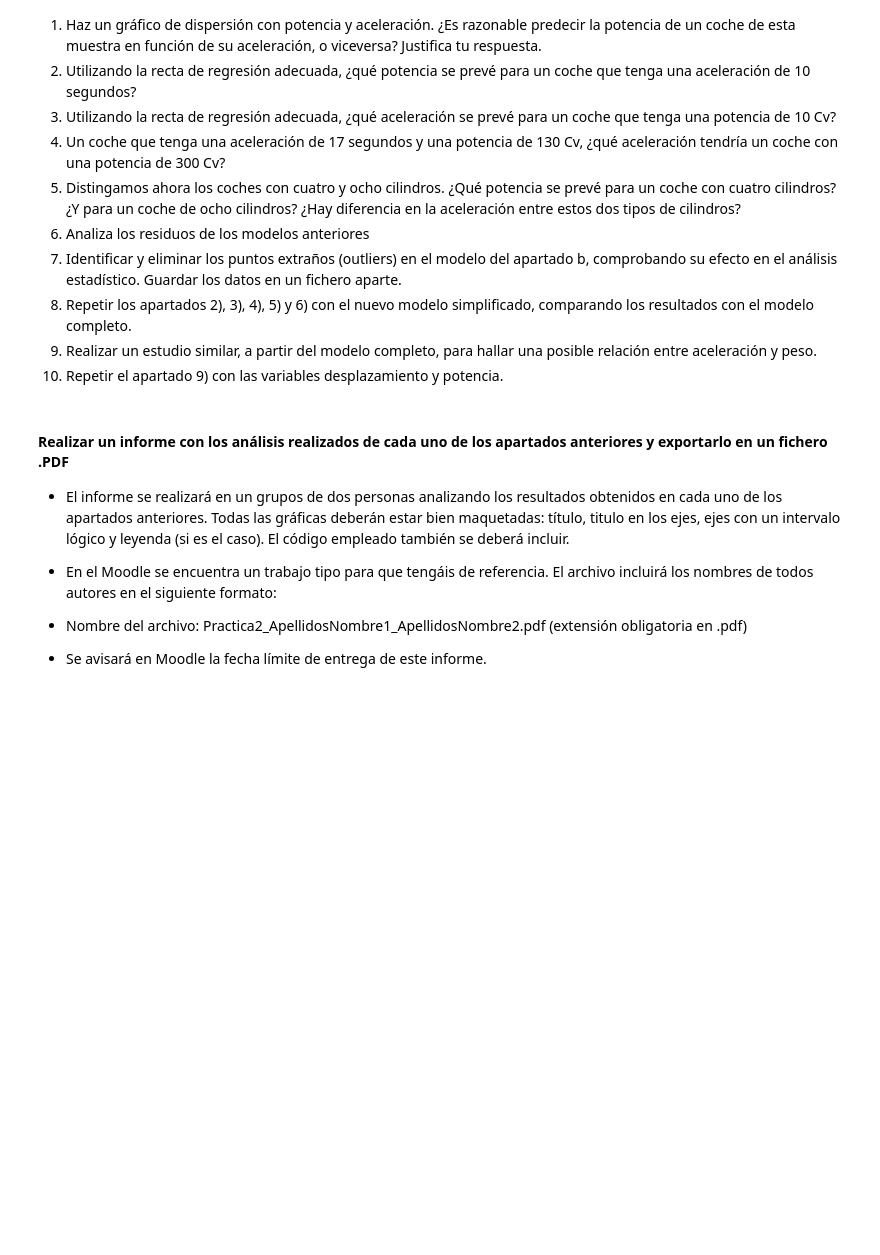
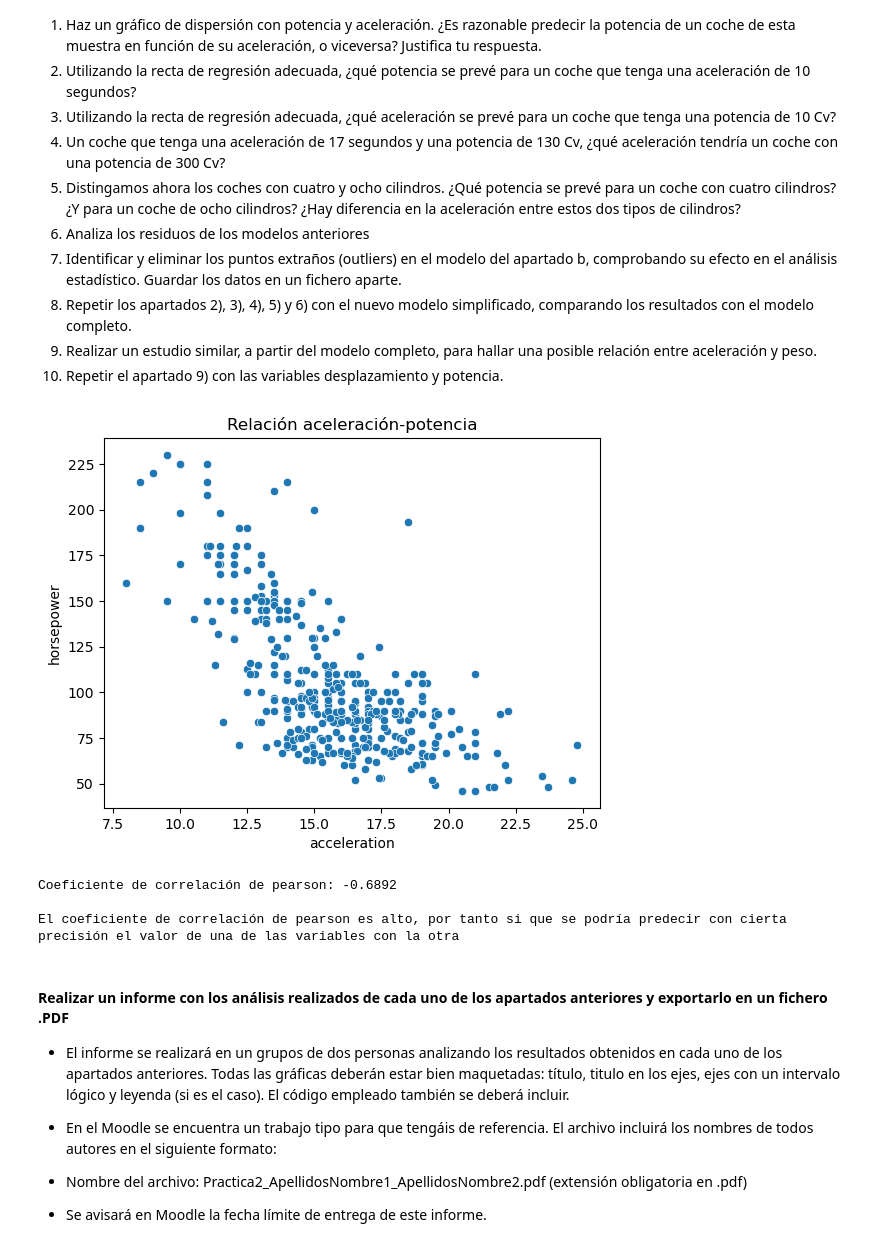
Before and after one commit to rocconeto/code_uni, a Jupyter notebook: CPE/P2/Practica2_CorrelacionRegresionLinealSimple.ipynb, the cells around one changed output. Drawn from its saved outputs; the diff is of its cells as text; code cells hidden in the pictures; blank space fills up the shorter version.

```diff
--- a/CPE/P2/Practica2_CorrelacionRegresionLinealSimple.ipynb
+++ b/CPE/P2/Practica2_CorrelacionRegresionLinealSimple.ipynb
@@ -129,6 +153,18 @@ NameError: name 'modelo' is not defined
 9. Realizar un estudio similar, a partir del modelo completo, para hallar una posible relación entre aceleración y peso.
 10. Repetir el apartado 9) con las variables desplazamiento y potencia.
 # %%
-#Gráfico de dispersión con potencia y aceleración.
-sns.scatterplot(data=mpg, x='acceleration', y='horsepower'
+#1.- Gráfico de dispersión con potencia y aceleración
+sns.scatterplot(data=mpg, x='acceleration', y='horsepower')
+plt.title("Relación aceleración-potencia")
 plt.show()
+
+#Para ver si se puede predecir una con la otra estudiamos
+#el valor del coeficiente de correlación de Pearson
+corr, pval = pearsonr(mpg['acceleration'], mpg['horsepower'])
+print(f"Coeficiente de correlación de pearson: {corr:.4f}")
+print("\nEl coeficiente de correlación de pearson es alto, por tanto si que se podría predecir con cierta precisión el valor de una de las variables con la otra")
+# %% [output]
+[figure, added]
+Coeficiente de correlación de pearson: -0.6892
+
+El coeficiente de correlación de pearson es alto, por tanto si que se podría predecir con cierta precisión el valor de una de las variables con la otra
```
Also changed, not shown: parts of 8 cells of this notebook.
